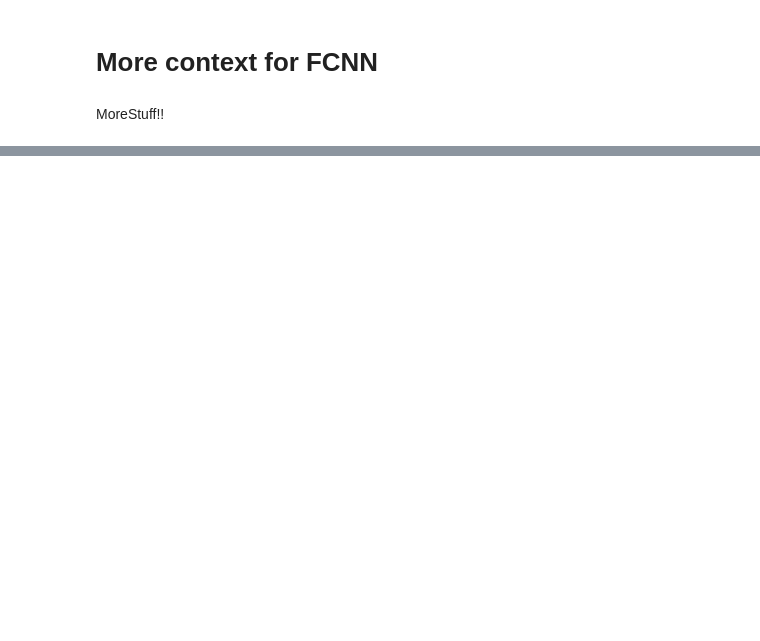
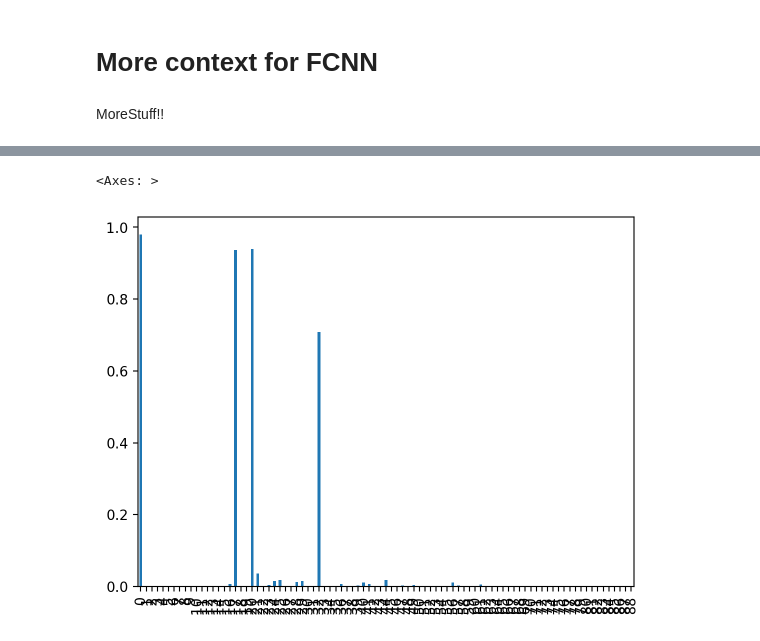
Before and after one commit to capital-G/ki-ueben-klavier-trainieren, a Jupyter notebook: book/chapters/ann-context.ipynb, the cells around one changed output, grey strips where cells are left out. Saved outputs shown, nothing was run; the diff lists cells and outputs as text; code cells hidden in the pictures; blank space fills up the shorter version.

```diff
--- a/book/chapters/ann-context.ipynb
+++ b/book/chapters/ann-context.ipynb
@@ -131,0 +215,5 @@ df_simple_metrics.plot.line(
+# %%
+pd.Series(torch.nn.Sigmoid()(next_frame).detach().numpy()[0]).plot.bar()
+# %% [output]
+<Axes: >
+[figure, added]
```
Also changed, not shown: parts of 16 cells of this notebook, 7 other files.
